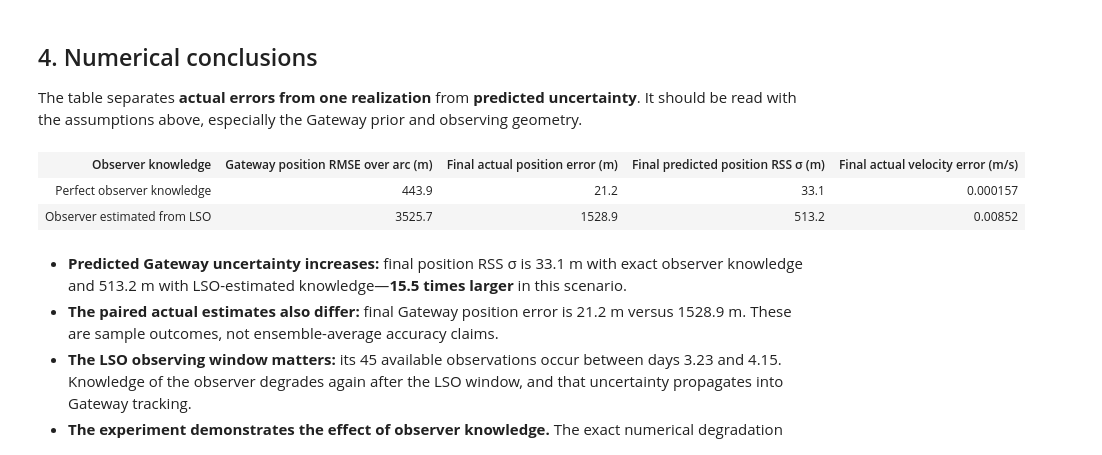
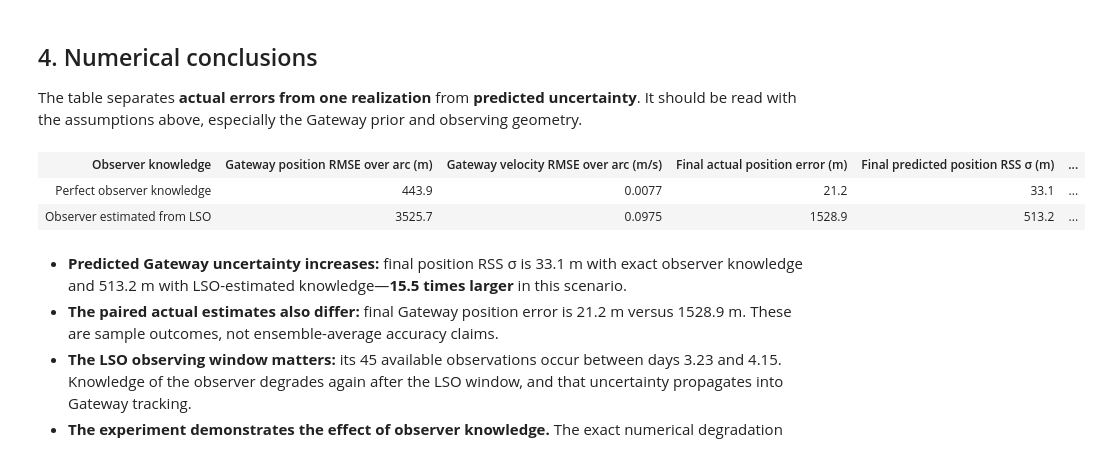
Before and after one commit to scottblender/Halo_Orbit_Tracking, a Jupyter notebook: notebooks/00_gateway_tracking_comparison.ipynb, the cells around one changed output. Cells and saved outputs as stored; diff of their text form; code cells hidden in the pictures.

```diff
--- a/notebooks/00_gateway_tracking_comparison.ipynb
+++ b/notebooks/00_gateway_tracking_comparison.ipynb
@@ -97,18 +111,18 @@ The table separates **actual errors from one realization** from **predicted unce
 # %%
 rows=[]
 for key,label in [("perfect","Perfect observer knowledge"),("lso_estimated","Observer estimated from LSO")]:
     item=report[key]
-    values=[label, f"{1000*item['position_rmse_km']:.1f}",
+    values=[label, f"{1000*item['position_rmse_km']:.1f}", f"{item['velocity_rmse_m_s']:.4f}",
             f"{1000*item['final_position_error_km']:.1f}",
             f"{1000*item['final_position_forecast_rss_sigma_km']:.1f}",
             f"{item['final_velocity_error_m_s']:.3g}"]
     rows.append("<tr>"+"".join("<td>"+v+"</td>" for v in values)+"</tr>")
-headers=["Observer knowledge", "Gateway position RMSE over arc (m)", "Final actual position error (m)", "Final predicted position RSS σ (m)", "Final actual velocity error (m/s)"]
+headers=["Observer knowledge", "Gateway position RMSE over arc (m)", "Gateway velocity RMSE over arc (m/s)", "Final actual position error (m)", "Final predicted position RSS σ (m)", "Final actual velocity error (m/s)"]
 display(HTML("<table><tr>"+"".join("<th>"+v+"</th>" for v in headers)+"</tr>"+"".join(rows)+"</table>"))
 # %% [output]
-| Observer knowledge | Gateway position RMSE over arc (m) | Final actual position error (m) | Final predicted position RSS σ (m) | Final actual velocity error (m/s) |
-| Perfect observer knowledge | 443.9 | 21.2 | 33.1 | 0.000157 |
-| Observer estimated from LSO | 3525.7 | 1528.9 | 513.2 | 0.00852 |
+| Observer knowledge | Gateway position RMSE over arc (m) | Gateway velocity RMSE over arc (m/s) | Final actual position error (m) | Final predicted position RSS σ (m) | ... |
+| Perfect observer knowledge | 443.9 | 0.0077 | 21.2 | 33.1 | ... |
+| Observer estimated from LSO | 3525.7 | 0.0975 | 1528.9 | 513.2 | ... |
 # %%
 import numpy as np
 ideal=report["perfect"]; estimated=report["lso_estimated"]
```
Also changed, not shown: parts of 9 cells of this notebook, 32 other files.
